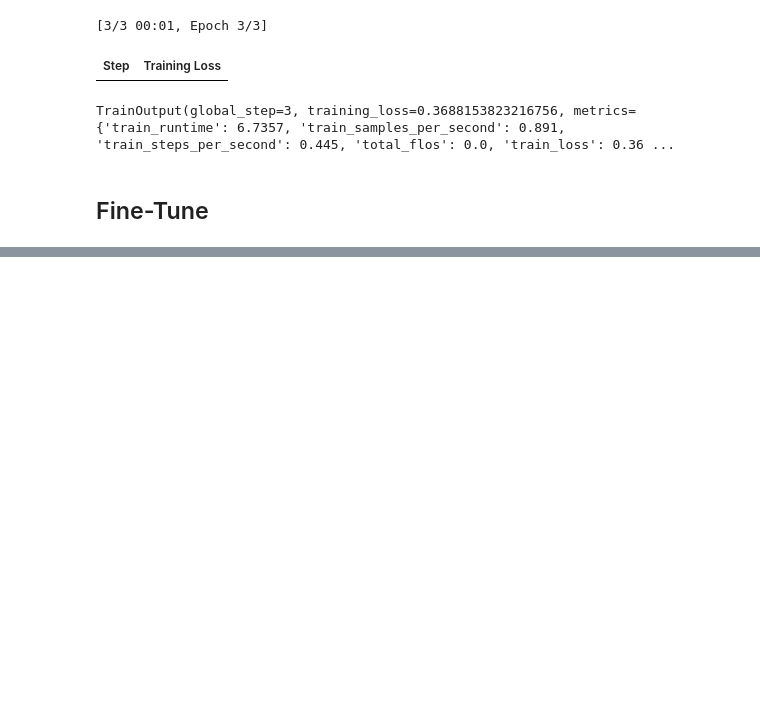
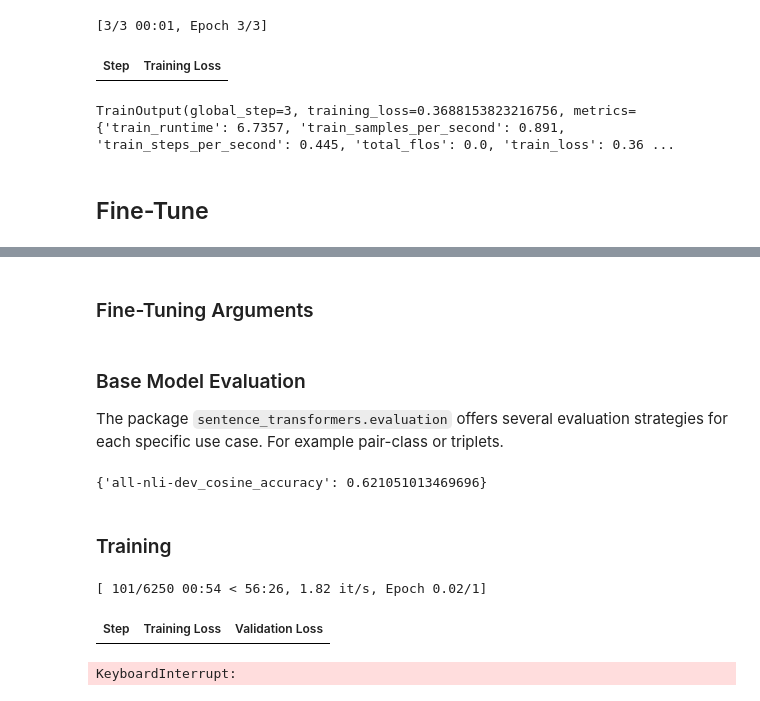
Before and after one commit to Volscente/NexusLLM, a Jupyter notebook: notebooks/embeddings/fine_tuning.ipynb, the cells around one changed output, grey strips where cells are left out. Cells and saved outputs as stored; diff of their text form; code cells hidden in the pictures; blank space fills up the shorter version.

```diff
--- a/notebooks/embeddings/fine_tuning.ipynb
+++ b/notebooks/embeddings/fine_tuning.ipynb
@@ -136,15 +140,17 @@ No sentence-transformers model found with name FacebookAI/xlm-roberta-base. Crea
+# %% [markdown]
+### Fine-Tuning Arguments
 # %%
 # Define the training arguments
 train_args = SentenceTransformerTrainingArguments(
     # Required parameter:
-    output_dir="models/all-nli-pair-class",
+    output_dir="models/mpnet-base-all-nli-triplet",
     # Optional training parameters:
     num_train_epochs=1,
     per_device_train_batch_size=16,
     per_device_eval_batch_size=16,
     warmup_ratio=0.1,
-    fp16=True,  # GPU's specific
-    bf16=False,  # GPU's specific
+    fp16=False,  # GPU's specific
+    bf16=True,  # GPU's specific
     # Optional tracking/debugging parameters:
     eval_strategy="steps",
     eval_steps=100,
@@ -152,5 +158,37 @@ train_args = SentenceTransformerTrainingArguments(
     save_steps=100,
     save_total_limit=2,
     logging_steps=100,
-    run_name="all-nli-pair-class",
+    run_name="all-nli-triplet"
 )
+# %% [markdown]
+### Base Model Evaluation
+
+The package `sentence_transformers.evaluation` offers several evaluation strategies for each specific use case. For example pair-class or triplets.
+# %%
+# Base model evaluator
+base_evaluator = TripletEvaluator(
+    anchors=all_nli_triplets_eval["anchor"],
+    positives=all_nli_triplets_eval["positive"],
+    negatives=all_nli_triplets_eval["negative"],
+    name="all-nli-dev",
+)
+base_evaluator(model)
+# %% [output]
+{'all-nli-dev_cosine_accuracy': 0.621051013469696}
+# %% [markdown]
+### Training
+# %%
+# Define the trainer and start training
+trainer = SentenceTransformerTrainer(
+    model=model,
+    args=train_args,
+    train_dataset=all_nli_triplets_train,
+    eval_dataset=all_nli_triplets_eval,
+    loss=loss,
+    evaluator=base_evaluator,
+)
+trainer.train()
+# %% [output]
+[ 101/6250 00:54 < 56:26, 1.82 it/s, Epoch 0.02/1]
+| Step | Training Loss | Validation Loss |
+KeyboardInterrupt:
```
Also changed, not shown: parts of 2 cells of this notebook.
